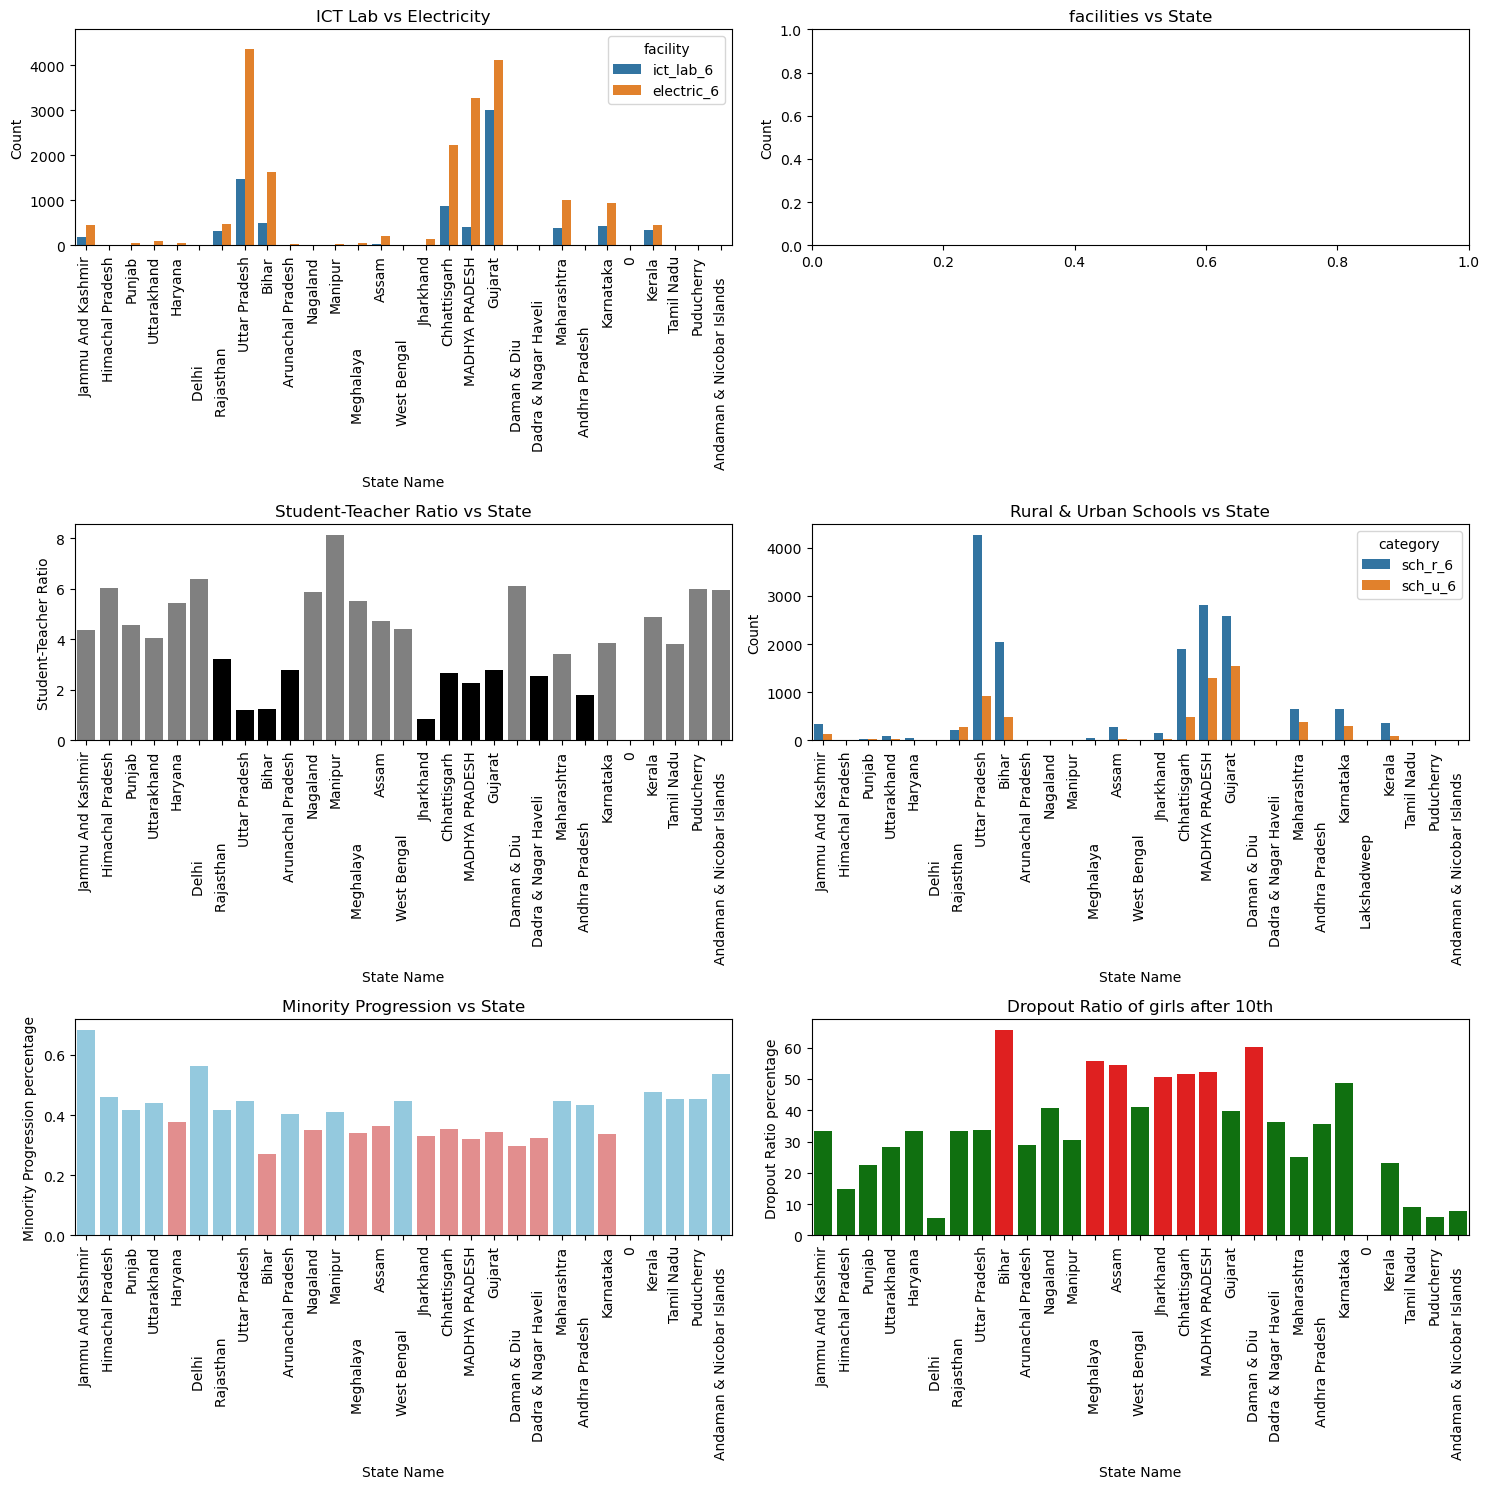
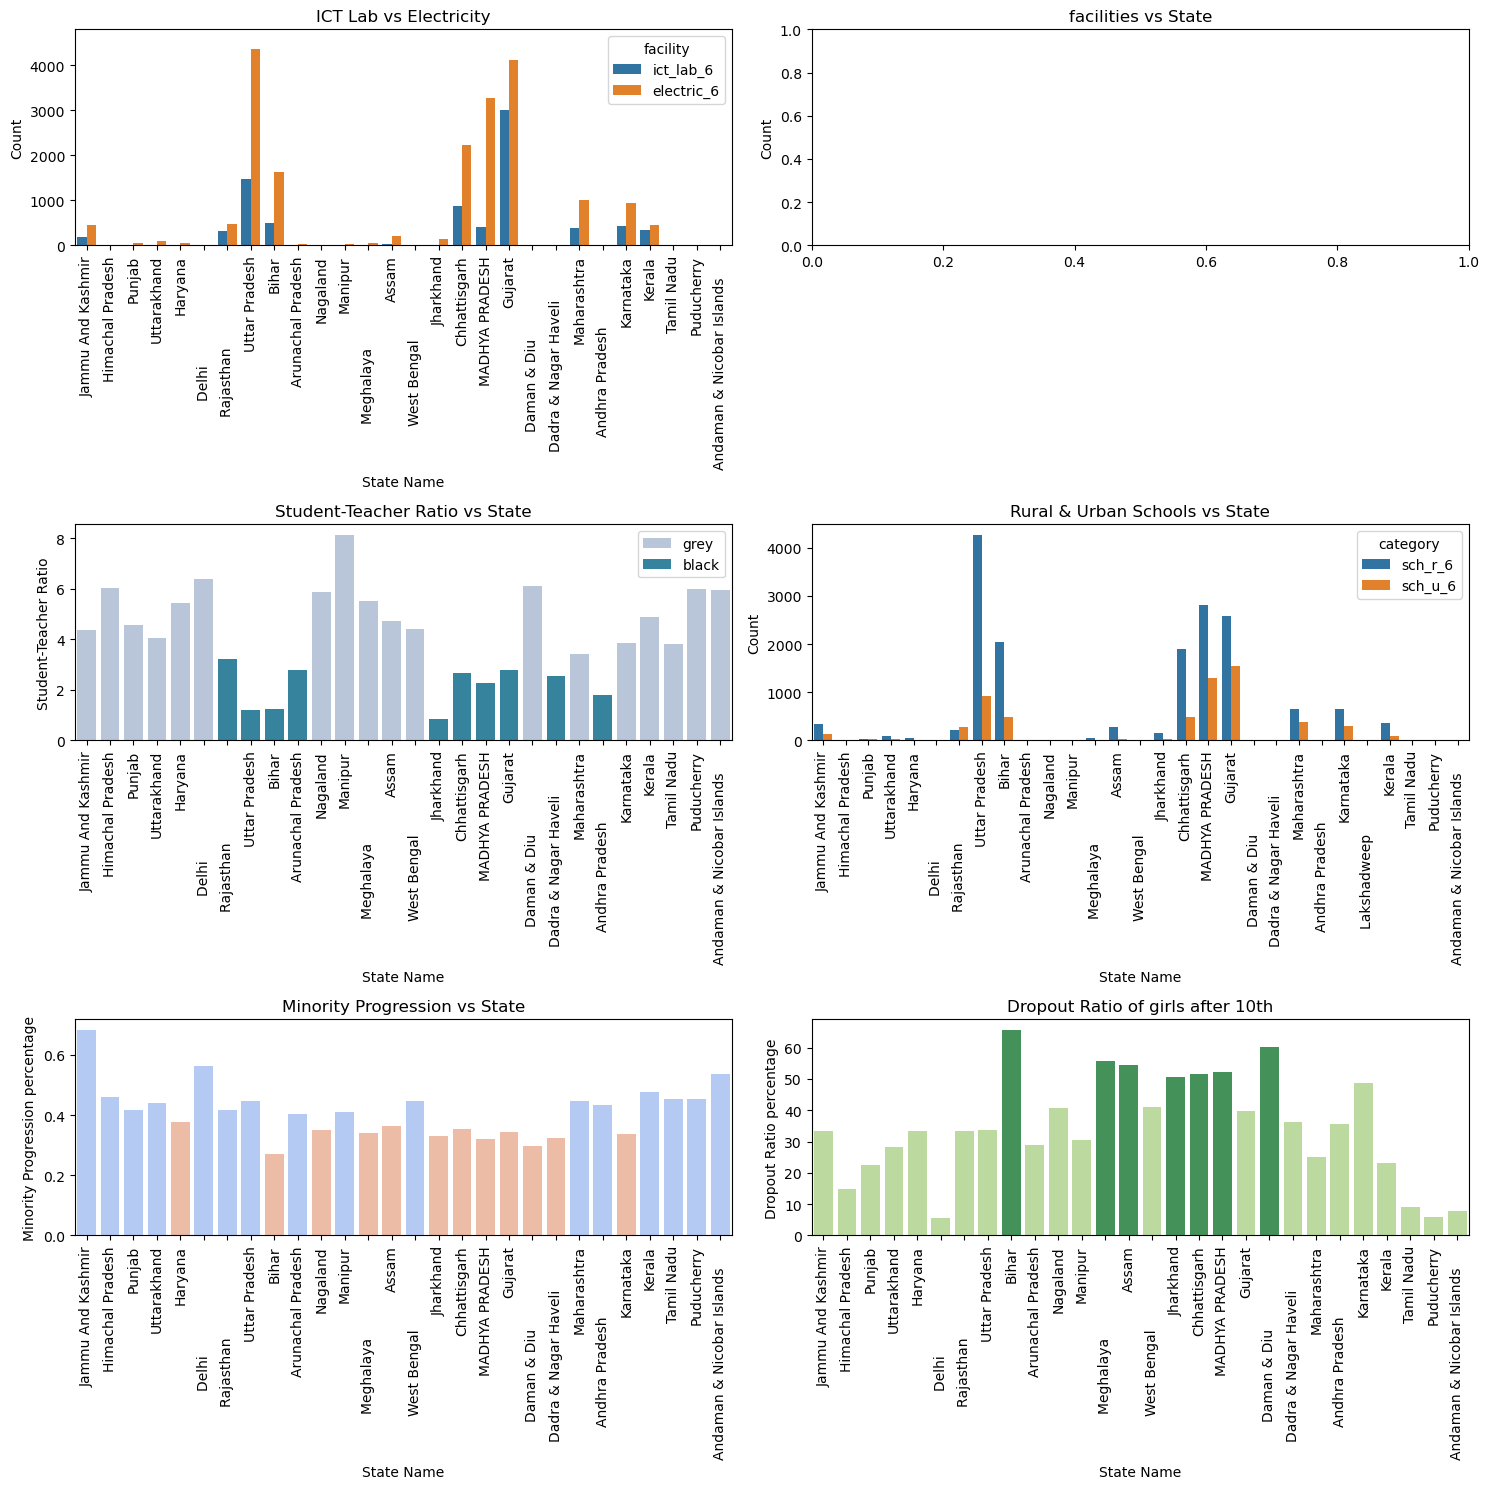
Unified diff of the notebook cell whose output changed from the first chart to the second:
--- before
+++ after
@@ -1,5 +1,5 @@
 # Ensure correct dtypes for plotting
 df['statname'] = df['statname'].astype(str)
-cmap = plt.get_cmap("tab10")
+
 
 fig, ax = plt.subplots(3,2,figsize=(15,15))
@@ -18,5 +18,5 @@
 color_teacher=["grey" if c>3.3 else "black" for c in df["student_teacher_ratio"]]  # Example colors for student-teacher ratio
 
-sns.barplot(data=df, x="statname", y="student_teacher_ratio", ax=ax[1,0], palette=color_teacher)
+sns.barplot(data=df, x="statname", y="student_teacher_ratio", ax=ax[1,0], hue=color_teacher, palette="PuBuGn")
 ax[1,0].set_xlabel("State Name")
 ax[1,0].set_ylabel("Student-Teacher Ratio")
@@ -34,5 +34,5 @@
 
 
-sns.barplot(data=df, x="statname", y="minority_prog", ax=ax[2,0], palette=color_minority)
+sns.barplot(data=df, x="statname", y="minority_prog", ax=ax[2,0], legend=False, hue=color_minority, palette="coolwarm")
 ax[2,0].set_xlabel("State Name")
 ax[2,0].set_ylabel("Minority Progression percentage")
@@ -40,5 +40,5 @@
 ax[2,0].set_title("Minority Progression vs State")
 color_per=["red" if c>50 else "green" for c in df["dropout_ratio"]]  # Example colors for dropout ratio
-sns.barplot(data=df, x="statname", y="dropout_ratio", ax=ax[2,1], palette=color_per)
+sns.barplot(data=df, x="statname", y="dropout_ratio", ax=ax[2,1],legend=False, palette="YlGn", hue=color_per)
 ax[2,1].set_xlabel("State Name")
 ax[2,1].set_ylabel("Dropout Ratio percentage")

Commit: done